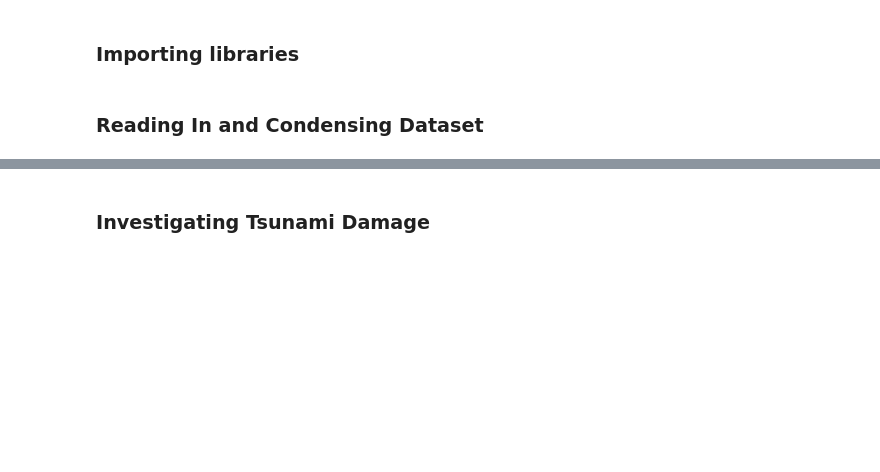
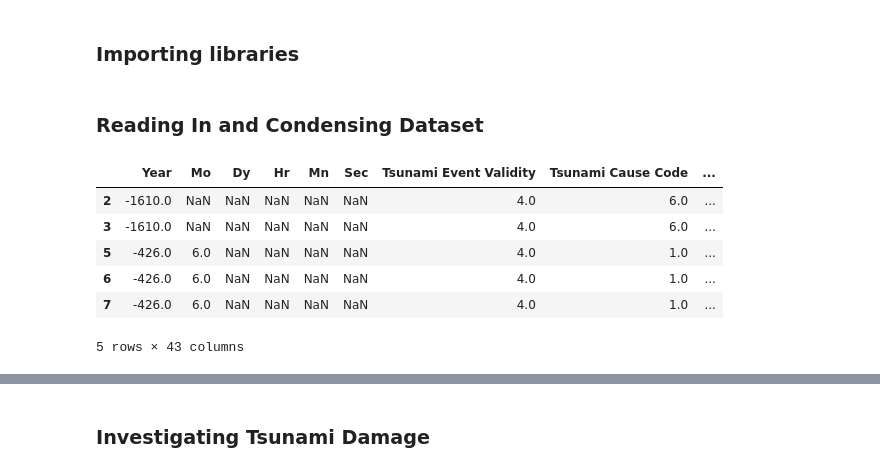
Before and after one commit to gbugieda/midtem-367-datascience, a Jupyter notebook: Final-Tsunami-Impact.ipynb, the cells around one changed output, grey strips where cells are left out. Drawn from its saved outputs; the diff is of its cells as text; code cells hidden in the pictures; blank space fills up the shorter version.

```diff
--- a/Final-Tsunami-Impact.ipynb
+++ b/Final-Tsunami-Impact.ipynb
@@ -38,7 +39,16 @@ pd.set_option('chained_assignment',None)
 # %%
 df = pd.read_csv("data/tsunami-runups.tsv", sep='\t', low_memory=False)
 
 ## Condensing data so that we are only looking at definite tsunami events
 ## Definite tsunami events are marked by validity of 4
 df = df[df['Tsunami Event Validity'] == 4]
 df = df.drop(['More Info', 'Search Parameters'], axis=1)
+df.head()
+# %% [output]
+|  | Year | Mo | Dy | Hr | Mn | Sec | Tsunami Event Validity | Tsunami Cause Code | ... |
+| 2 | -1610.0 | NaN | NaN | NaN | NaN | NaN | 4.0 | 6.0 | ... |
+| 3 | -1610.0 | NaN | NaN | NaN | NaN | NaN | 4.0 | 6.0 | ... |
+| 5 | -426.0 | 6.0 | NaN | NaN | NaN | NaN | 4.0 | 1.0 | ... |
+| 6 | -426.0 | 6.0 | NaN | NaN | NaN | NaN | 4.0 | 1.0 | ... |
+| 7 | -426.0 | 6.0 | NaN | NaN | NaN | NaN | 4.0 | 1.0 | ... |
+5 rows × 43 columns
```
Also changed, not shown: parts of 16 cells of this notebook, 1 other file.
